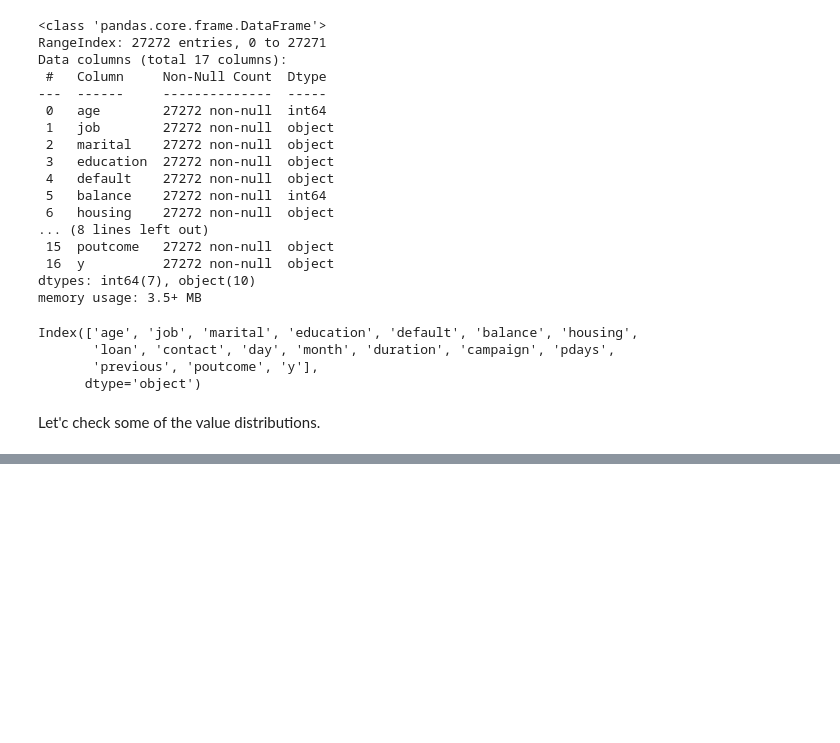
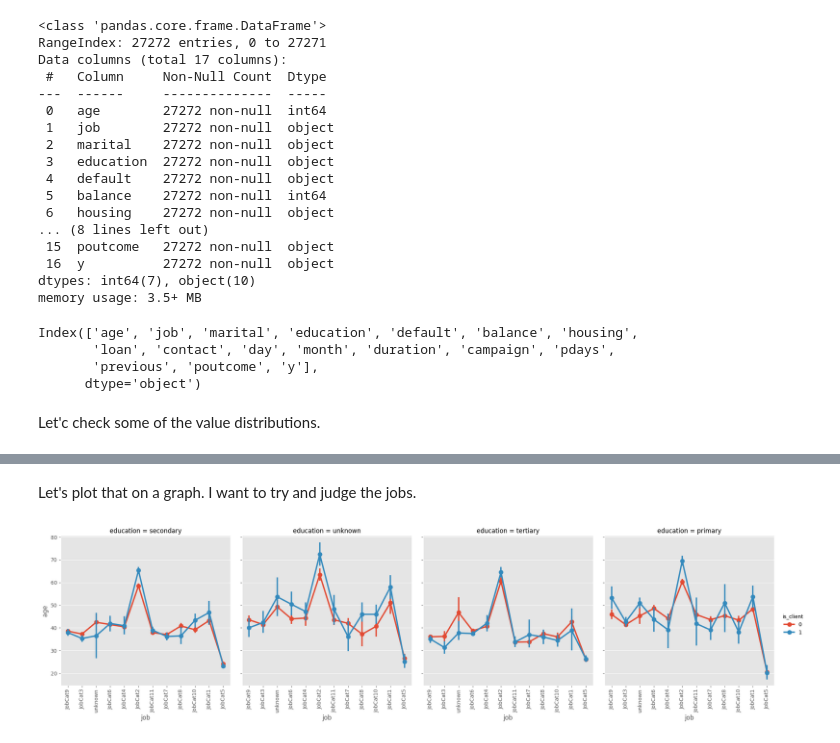
Before and after one commit to 1Solon/ml-final-assignment, a Jupyter notebook: src/C19349793.ipynb, the cells around one changed output, grey strips where cells are left out. Cells and saved outputs as stored; diff of their text form; code cells hidden in the pictures; blank space fills up the shorter version.

```diff
--- a/src/C19349793.ipynb
+++ b/src/C19349793.ipynb
@@ -85,0 +154,10 @@ TypeError: countplot() takes from 0 to 1 positional arguments but 2 were given
+# %% [markdown]
+Let's plot that on a graph. I want to try and judge the jobs.
+# %%
+g = sns.catplot(x='job', y='age', col='education', hue='is_client', kind='point', data=data)
+for ax in g.axes.flat:
+    labels = ax.get_xticklabels()
+    ax.set_xticklabels(labels, rotation=90)
+plt.show()
+# %% [output]
+[figure, added]
```
Also changed, not shown: parts of 26 cells of this notebook.
